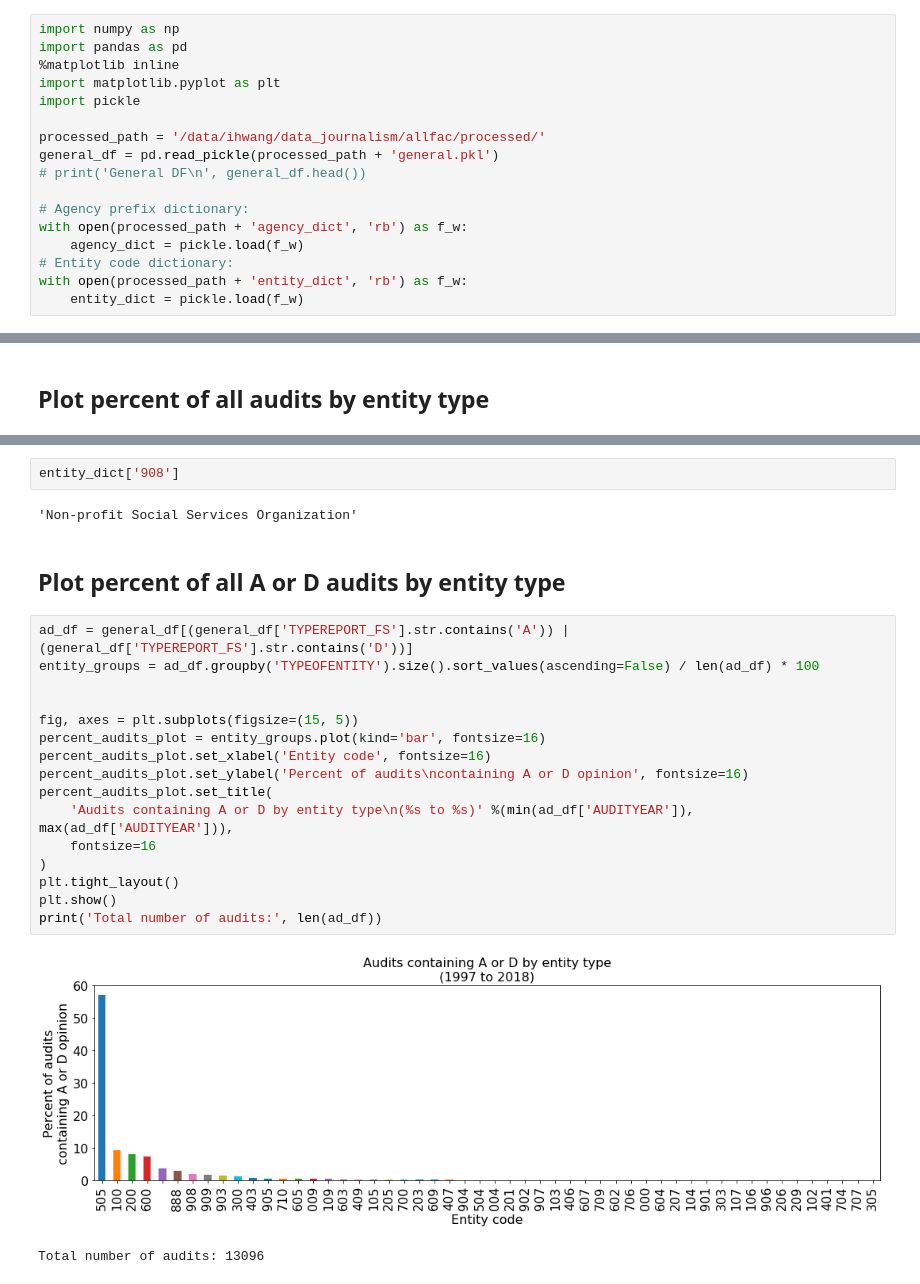
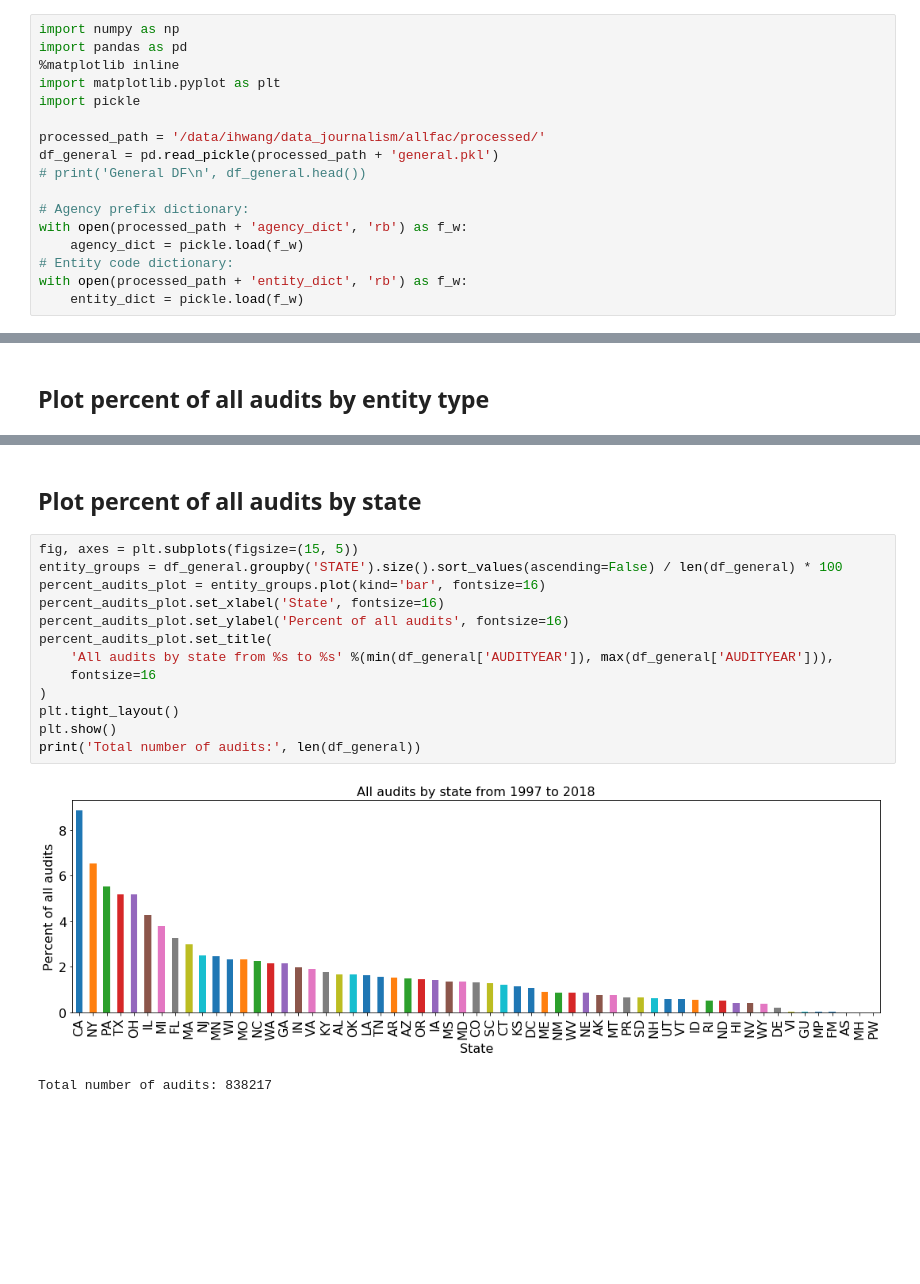
Before and after one commit to ihwang/fac, a Jupyter notebook: general_trends.ipynb, the cells around one changed output, grey strips where cells are left out. Cells and saved outputs as stored; diff of their text form; blank space fills up the shorter version.

Commit message:
Reworking general_trends.ipynb

```diff
--- a/general_trends.ipynb
+++ b/general_trends.ipynb
@@ -9,8 +9,8 @@ import matplotlib.pyplot as plt
 import pickle
 
 processed_path = '/data/ihwang/data_journalism/allfac/processed/'
-general_df = pd.read_pickle(processed_path + 'general.pkl')
-# print('General DF\n', general_df.head())
+df_general = pd.read_pickle(processed_path + 'general.pkl')
+# print('General DF\n', df_general.head())
 
 # Agency prefix dictionary:
 with open(processed_path + 'agency_dict', 'rb') as f_w:
@@ -82,28 +36,21 @@ print('Total number of audits:', len(general_df))
 # %% [output]
 [figure]
 Total number of audits: 838217
-# %%
-entity_dict['908']
-# %% [output]
-'Non-profit Social Services Organization'
 # %% [markdown]
-## Plot percent of all A or D audits by entity type
+## Plot percent of all audits by state
 # %%
-ad_df = general_df[(general_df['TYPEREPORT_FS'].str.contains('A')) | (general_df['TYPEREPORT_FS'].str.contains('D'))]
-entity_groups = ad_df.groupby('TYPEOFENTITY').size().sort_values(ascending=False) / len(ad_df) * 100
-
-
 fig, axes = plt.subplots(figsize=(15, 5))
+entity_groups = df_general.groupby('STATE').size().sort_values(ascending=False) / len(df_general) * 100
 percent_audits_plot = entity_groups.plot(kind='bar', fontsize=16)
-percent_audits_plot.set_xlabel('Entity code', fontsize=16)
-percent_audits_plot.set_ylabel('Percent of audits\ncontaining A or D opinion', fontsize=16)
+percent_audits_plot.set_xlabel('State', fontsize=16)
+percent_audits_plot.set_ylabel('Percent of all audits', fontsize=16)
 percent_audits_plot.set_title(
-    'Audits containing A or D by entity type\n(%s to %s)' %(min(ad_df['AUDITYEAR']), max(ad_df['AUDITYEAR'])),
+    'All audits by state from %s to %s' %(min(df_general['AUDITYEAR']), max(df_general['AUDITYEAR'])),
     fontsize=16
 )
 plt.tight_layout()
 plt.show()
-print('Total number of audits:', len(ad_df))
+print('Total number of audits:', len(df_general))
 # %% [output]
-[figure, old version]
+[figure, new version]
-Total number of audits: 13096
+Total number of audits: 838217
```
Also changed, not shown: parts of 17 cells of this notebook, 1 other file.
